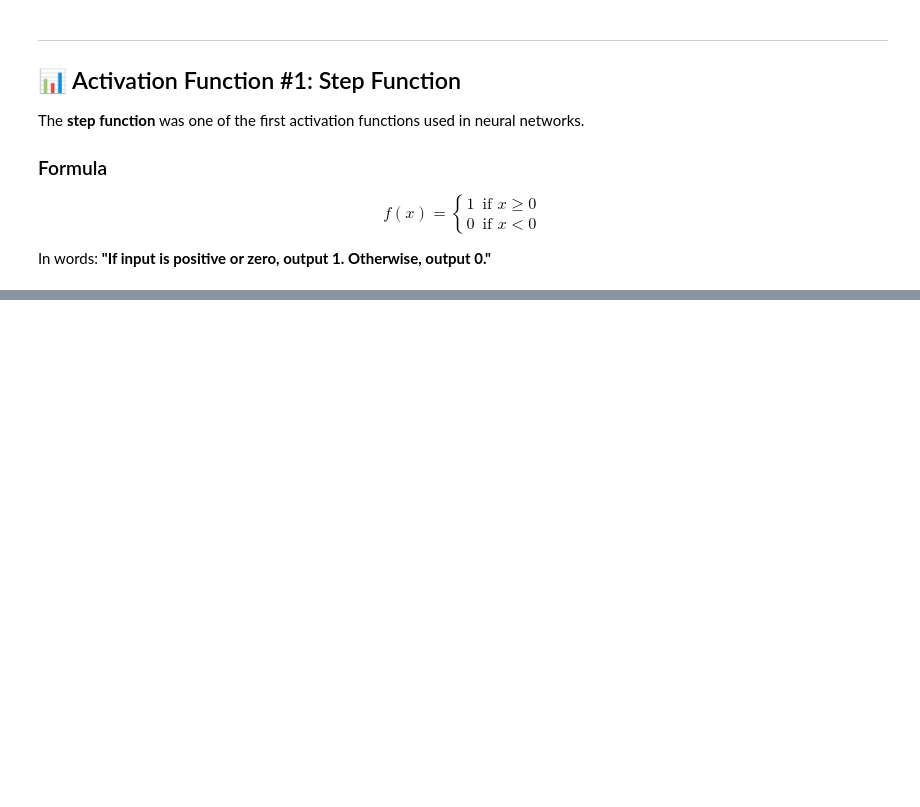
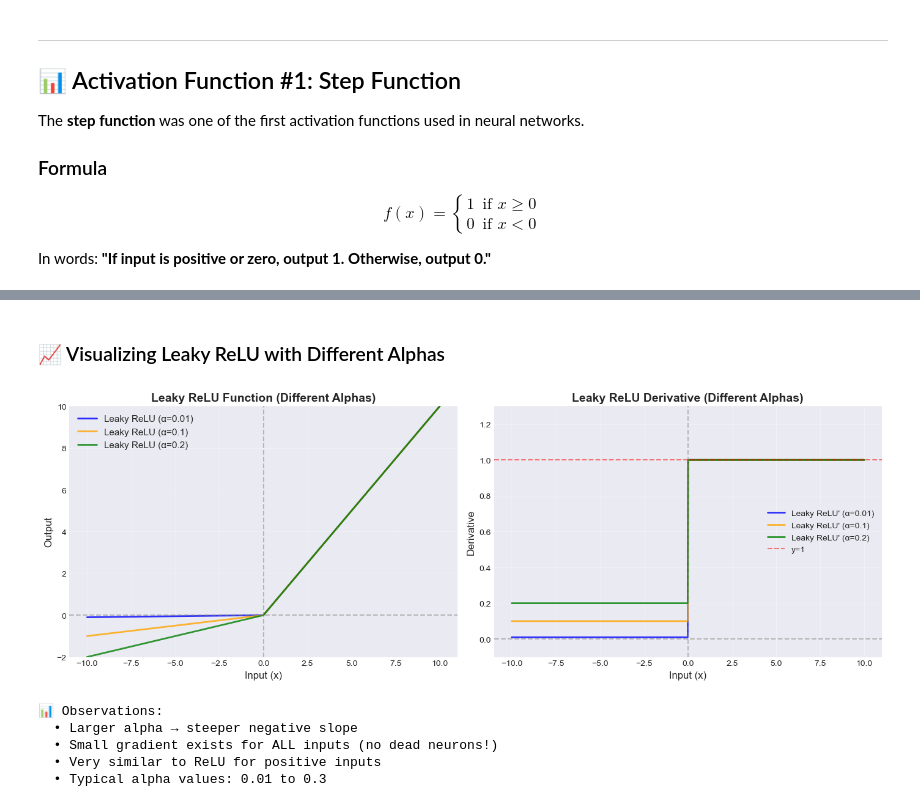
Before and after one commit to brucelee2077/applied-ai-research, a Jupyter notebook: 00-neural-networks/fundamentals/03_activation_functions.ipynb, the cells around one changed output, grey strips where cells are left out. Drawn from its saved outputs; the diff is of its cells as text; code cells hidden in the pictures; blank space fills up the shorter version.

```diff
--- a/00-neural-networks/fundamentals/03_activation_functions.ipynb
+++ b/00-neural-networks/fundamentals/03_activation_functions.ipynb
@@ -261,0 +765,57 @@ In the next notebook, you'll learn how to combine multiple neurons into **layers
+# %% [markdown]
+### 📈 Visualizing Leaky ReLU with Different Alphas
+# %%
+# Create input range
+x = np.linspace(-10, 10, 1000)
+
+# Different alpha values
+alphas = [0.01, 0.1, 0.2]
+colors = ['blue', 'orange', 'green']
+
+# Create visualization
+fig, (ax1, ax2) = plt.subplots(1, 2, figsize=(14, 5))
+
+# Plot Leaky ReLU function with different alphas
+for alpha, color in zip(alphas, colors):
+    y = leaky_relu(x, alpha=alpha)
+    ax1.plot(x, y, color=color, linewidth=2, label=f'Leaky ReLU (α={alpha})', alpha=0.8)
+
+ax1.axhline(y=0, color='gray', linestyle='--', alpha=0.5)
+ax1.axvline(x=0, color='gray', linestyle='--', alpha=0.5)
+ax1.grid(True, alpha=0.3)
+ax1.set_xlabel('Input (x)', fontsize=12)
+ax1.set_ylabel('Output', fontsize=12)
+ax1.set_title('Leaky ReLU Function (Different Alphas)', fontsize=14, fontweight='bold')
+ax1.legend(fontsize=11)
+ax1.set_ylim([-2, 10])
+
+# Plot derivatives
+for alpha, color in zip(alphas, colors):
+    y_deriv = leaky_relu_derivative(x, alpha=alpha)
+    ax2.plot(x, y_deriv, color=color, linewidth=2, label=f"Leaky ReLU' (α={alpha})", alpha=0.8)
+
+ax2.axhline(y=0, color='gray', linestyle='--', alpha=0.5)
+ax2.axhline(y=1, color='red', linestyle='--', alpha=0.5, label='y=1')
+ax2.axvline(x=0, color='gray', linestyle='--', alpha=0.5)
+ax2.grid(True, alpha=0.3)
+ax2.set_xlabel('Input (x)', fontsize=12)
+ax2.set_ylabel('Derivative', fontsize=12)
+ax2.set_title('Leaky ReLU Derivative (Different Alphas)', fontsize=14, fontweight='bold')
+ax2.legend(fontsize=10)
+ax2.set_ylim([-0.1, 1.3])
+
+plt.tight_layout()
+plt.show()
+
+print("📊 Observations:")
+print("  • Larger alpha → steeper negative slope")
+print("  • Small gradient exists for ALL inputs (no dead neurons!)")
+print("  • Very similar to ReLU for positive inputs")
+print("  • Typical alpha values: 0.01 to 0.3")
+# %% [output]
+[figure, added]
+📊 Observations:
+  • Larger alpha → steeper negative slope
+  • Small gradient exists for ALL inputs (no dead neurons!)
+  • Very similar to ReLU for positive inputs
+  • Typical alpha values: 0.01 to 0.3
```
Also changed, not shown: parts of 33 cells of this notebook, 1 other file.
